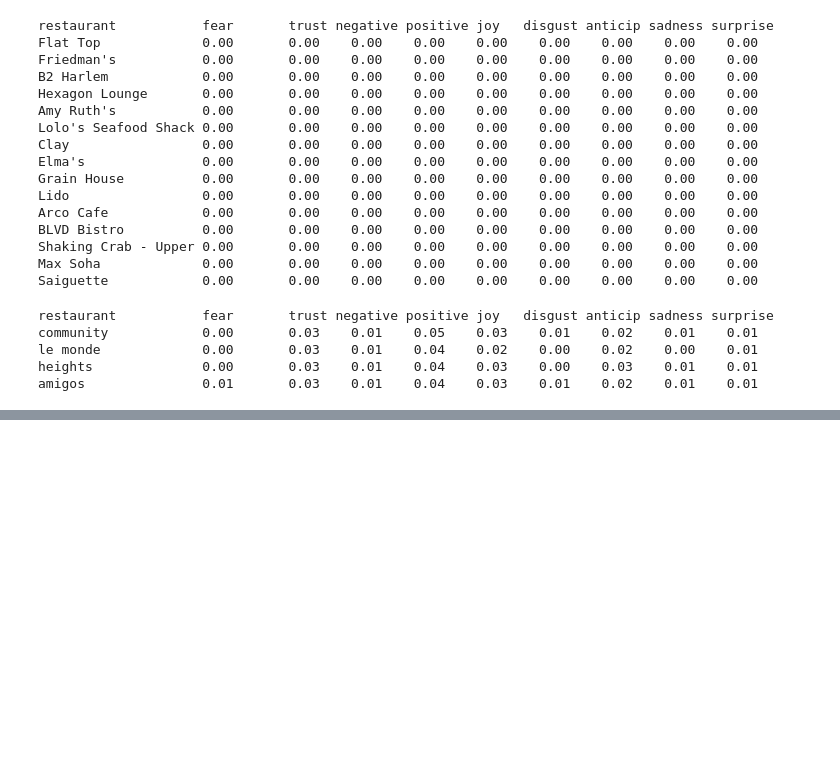
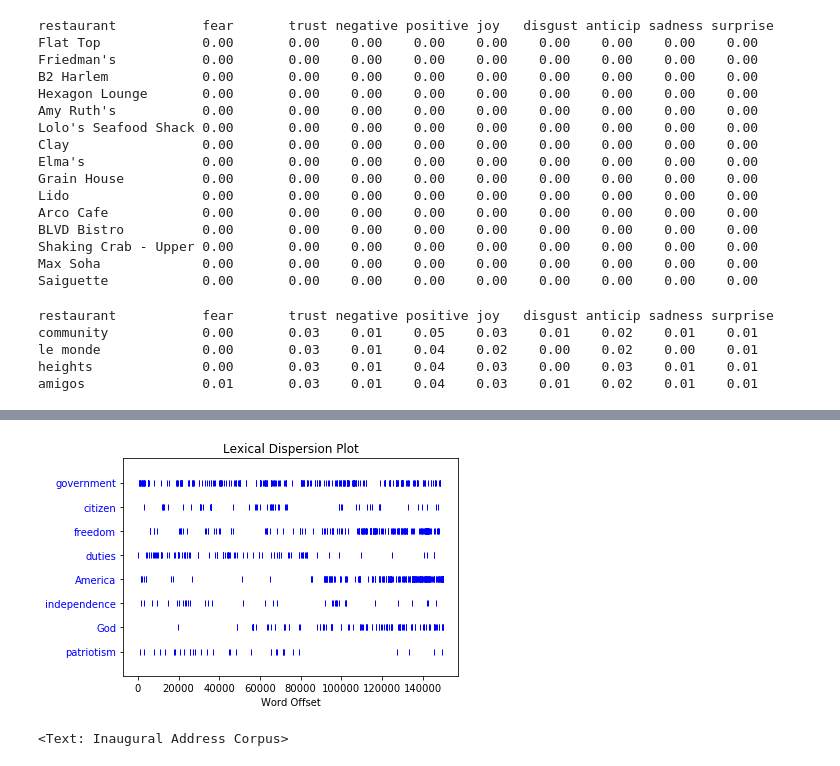
Before and after one commit to VSerpak/BAMM.101x-Analytics-in-Python, a Jupyter notebook: _Bamm_101_All_Notebooks/_7_BAMM_101_W_9_Working_With_Text.ipynb, the cells around one changed output, grey strips where cells are left out. Saved outputs shown, nothing was run; the diff lists cells and outputs as text; code cells hidden in the pictures; blank space fills up the shorter version.

```diff
--- a/_Bamm_101_All_Notebooks/_7_BAMM_101_W_9_Working_With_Text.ipynb
+++ b/_Bamm_101_All_Notebooks/_7_BAMM_101_W_9_Working_With_Text.ipynb
@@ -641,0 +831,8 @@ amigos               0.01       0.03    0.01    0.04    0.03    0.01    0.02
+# %%
+text4.dispersion_plot(["government", "citizen", "freedom", "duties", "America",'independence','God','patriotism'])
+# %% [output]
+[figure, added]
+# %%
+text4
+# %% [output]
+<Text: Inaugural Address Corpus>
```
Also changed, not shown: parts of 32 cells of this notebook, 6 other files.
